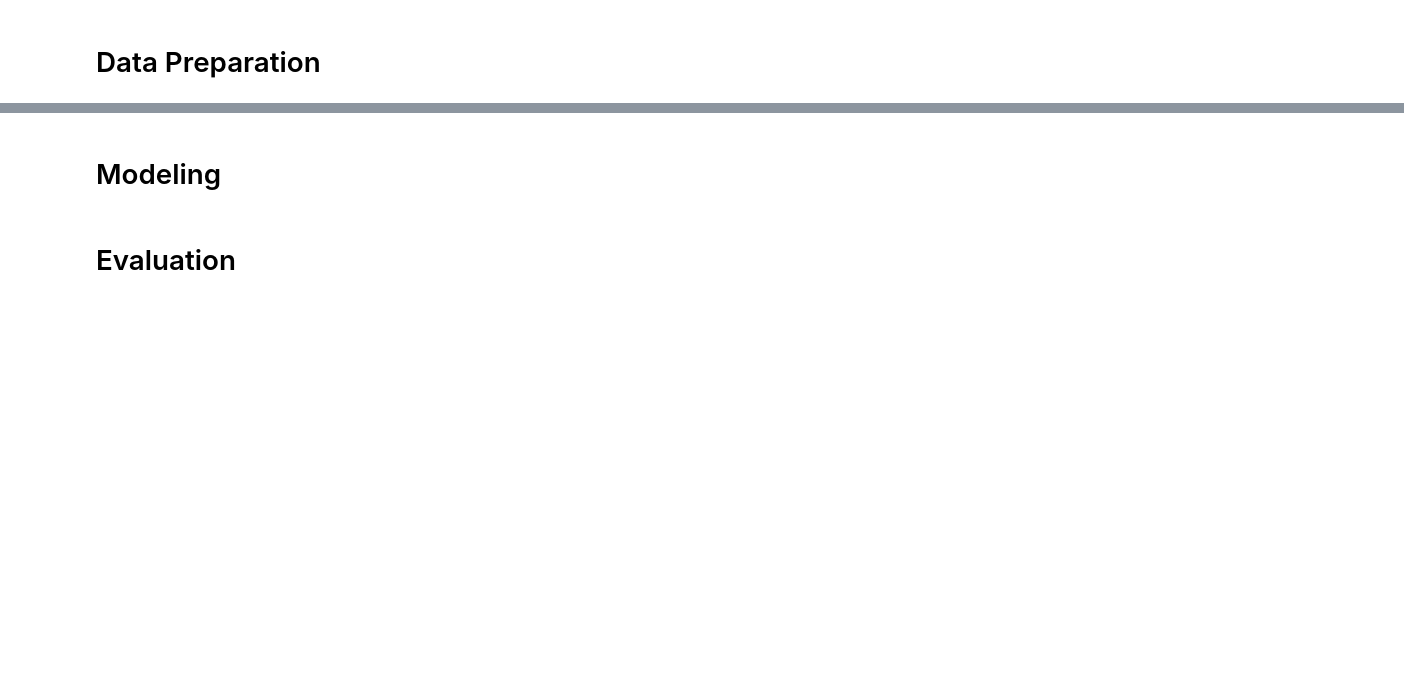
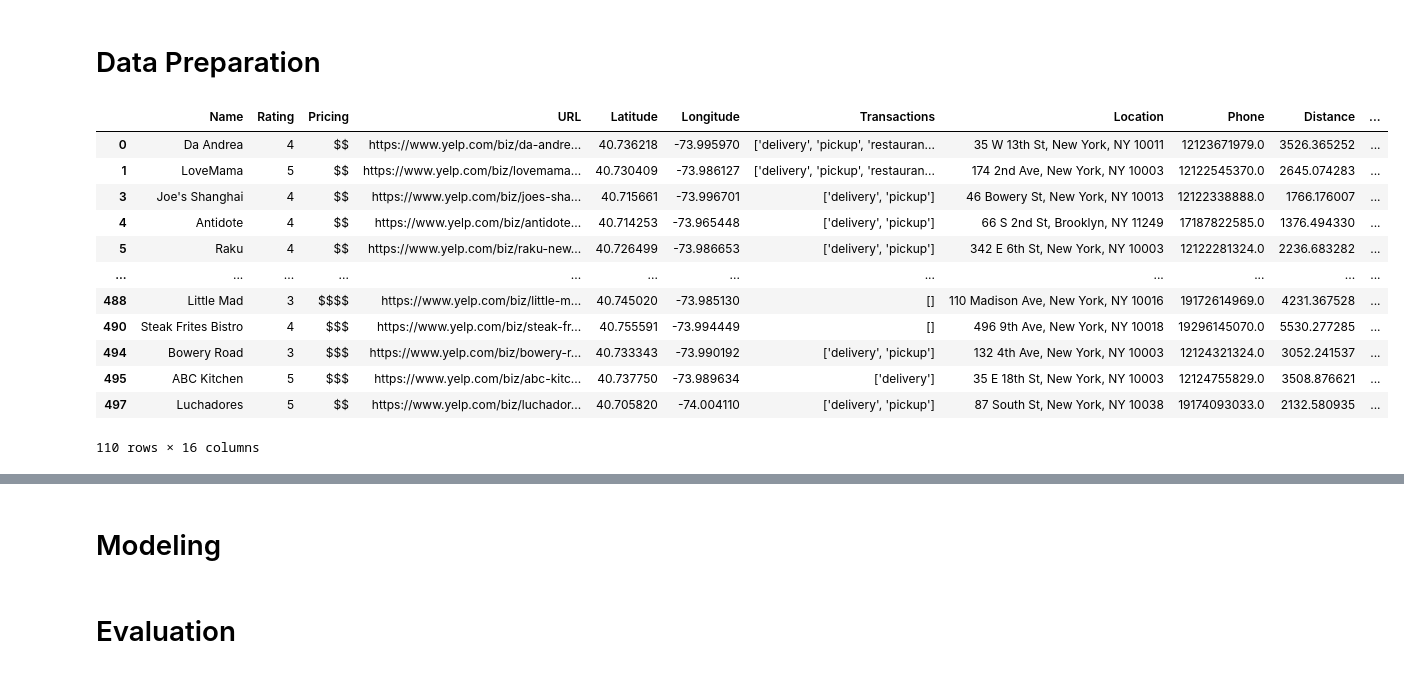
Before and after one commit to ThuoM/New-York-Restaurant-Recommender-System, a Jupyter notebook: Restaurant_Recommender_System.ipynb, the cells around one changed output, grey strips where cells are left out. Cells and saved outputs as stored; diff of their text form; code cells hidden in the pictures; blank space fills up the shorter version.

```diff
--- a/Restaurant_Recommender_System.ipynb
+++ b/Restaurant_Recommender_System.ipynb
@@ -296,2 +355,35 @@ plt.show()
+# %%
+import pandas as pd
+
+filtered_restaurant_df['Comments'] = ''
+
+# loop through each row in the original dataframe
+for index, row in filtered_restaurant_df.iterrows():
+    # reviews = row['Reviews']
+    url = row['URL']
+    reviews = []
+    holder = user_revs_df.loc[user_revs_df['Restaurant_link'] == url].iterrows()
+    for row in holder:
+        comment = row[1]['Comment']
+        if comment != 'No comment':
+            reviews.append([comment])
+
+    filtered_restaurant_df['Comments'][filtered_restaurant_df['URL'] == url] = reviews
 # %% [markdown]
 # Data Preparation
+# %%
+filtered_restaurant_df
+# %% [output]
+|  | Name | Rating | Pricing | URL | Latitude | Longitude | Transactions | Location | Phone | Distance | ... |
+| 0 | Da Andrea | 4 | $$ | https://www.yelp.com/biz/da-andre... | 40.736218 | -73.995970 | ['delivery', 'pickup', 'restauran... | 35 W 13th St, New York, NY 10011 | 12123671979.0 | 3526.365252 | ... |
+| 1 | LoveMama | 5 | $$ | https://www.yelp.com/biz/lovemama... | 40.730409 | -73.986127 | ['delivery', 'pickup', 'restauran... | 174 2nd Ave, New York, NY 10003 | 12122545370.0 | 2645.074283 | ... |
+| 3 | Joe's Shanghai | 4 | $$ | https://www.yelp.com/biz/joes-sha... | 40.715661 | -73.996701 | ['delivery', 'pickup'] | 46 Bowery St, New York, NY 10013 | 12122338888.0 | 1766.176007 | ... |
+| 4 | Antidote | 4 | $$ | https://www.yelp.com/biz/antidote... | 40.714253 | -73.965448 | ['delivery', 'pickup'] | 66 S 2nd St, Brooklyn, NY 11249 | 17187822585.0 | 1376.494330 | ... |
+| 5 | Raku | 4 | $$ | https://www.yelp.com/biz/raku-new... | 40.726499 | -73.986653 | ['delivery', 'pickup'] | 342 E 6th St, New York, NY 10003 | 12122281324.0 | 2236.683282 | ... |
+| ... | ... | ... | ... | ... | ... | ... | ... | ... | ... | ... | ... |
+| 488 | Little Mad | 3 | $$$$ | https://www.yelp.com/biz/little-m... | 40.745020 | -73.985130 | [] | 110 Madison Ave, New York, NY 10016 | 19172614969.0 | 4231.367528 | ... |
+| 490 | Steak Frites Bistro | 4 | $$$ | https://www.yelp.com/biz/steak-fr... | 40.755591 | -73.994449 | [] | 496 9th Ave, New York, NY 10018 | 19296145070.0 | 5530.277285 | ... |
+| 494 | Bowery Road | 3 | $$$ | https://www.yelp.com/biz/bowery-r... | 40.733343 | -73.990192 | ['delivery', 'pickup'] | 132 4th Ave, New York, NY 10003 | 12124321324.0 | 3052.241537 | ... |
+| 495 | ABC Kitchen | 5 | $$$ | https://www.yelp.com/biz/abc-kitc... | 40.737750 | -73.989634 | ['delivery'] | 35 E 18th St, New York, NY 10003 | 12124755829.0 | 3508.876621 | ... |
+| 497 | Luchadores | 5 | $$ | https://www.yelp.com/biz/luchador... | 40.705820 | -74.004110 | ['delivery', 'pickup'] | 87 South St, New York, NY 10038 | 19174093033.0 | 2132.580935 | ... |
+110 rows × 16 columns
```
Also changed, not shown: parts of 13 cells of this notebook.
